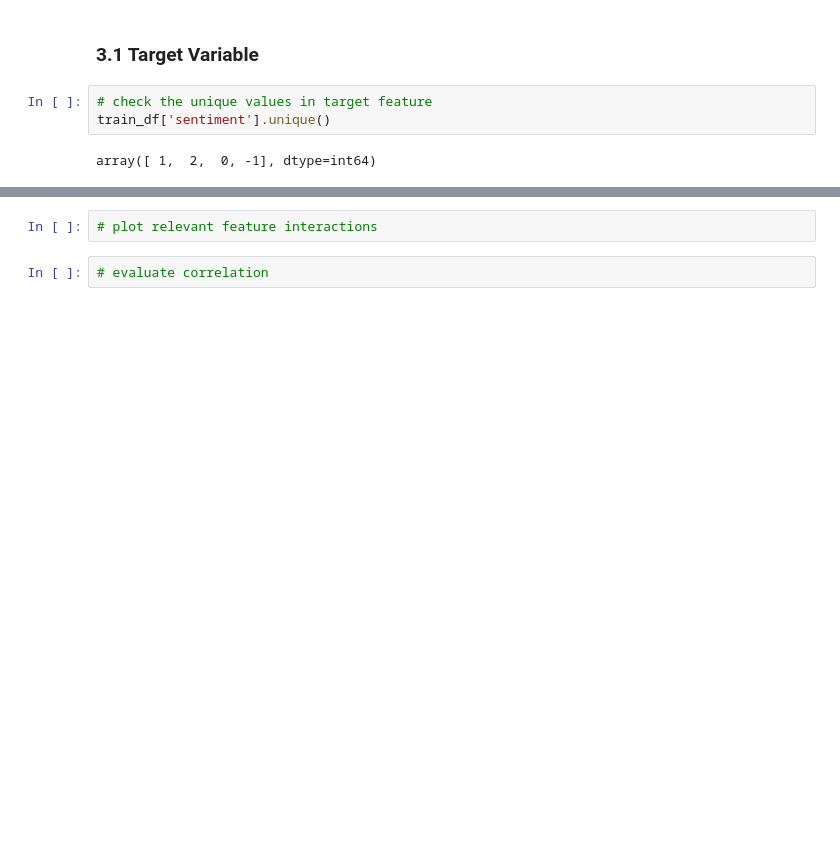
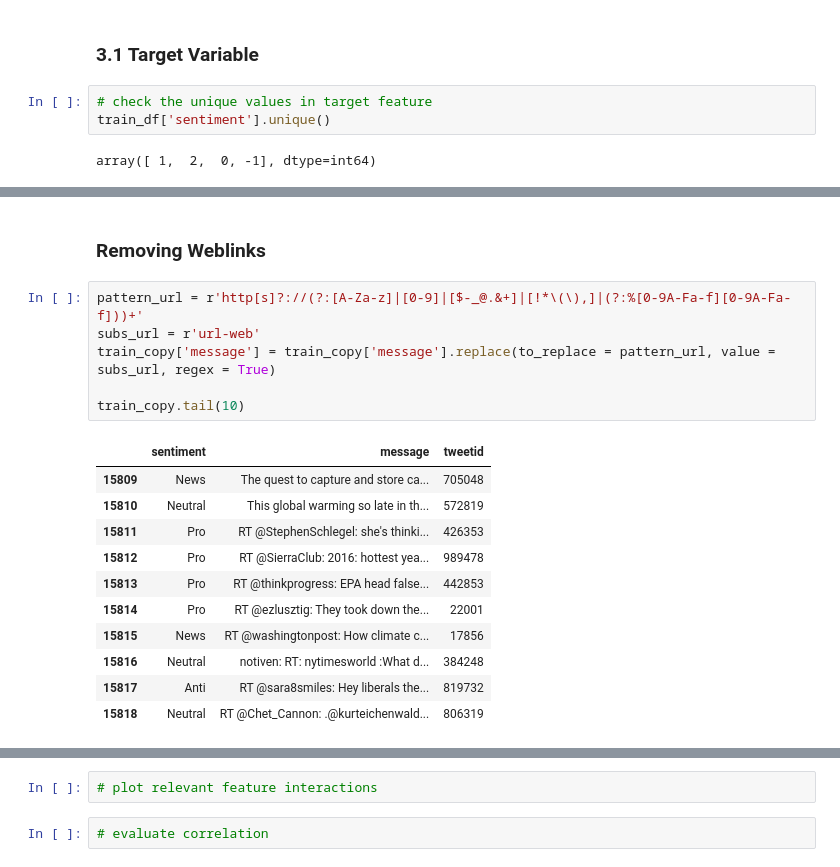
Before and after one commit to ObengKojo23/2207ACDS_TEAM_CW2, a Jupyter notebook: notebooks/twitter_sentiment_classification_notebook.ipynb, the cells around one changed output, grey strips where cells are left out. Saved outputs shown, nothing was run; the diff lists cells and outputs as text; blank space fills up the shorter version.

```diff
--- a/notebooks/twitter_sentiment_classification_notebook.ipynb
+++ b/notebooks/twitter_sentiment_classification_notebook.ipynb
@@ -158,0 +286,20 @@ Text(0.5, 0, 'Sentiments')
+# %% [markdown]
+### Removing Weblinks
+# %%
+pattern_url = r'http[s]?://(?:[A-Za-z]|[0-9]|[$-_@.&+]|[!*\(\),]|(?:%[0-9A-Fa-f][0-9A-Fa-f]))+'
+subs_url = r'url-web'
+train_copy['message'] = train_copy['message'].replace(to_replace = pattern_url, value = subs_url, regex = True)
+
+train_copy.tail(10)
+# %% [output]
+|  | sentiment | message | tweetid |
+| 15809 | News | The quest to capture and store ca... | 705048 |
+| 15810 | Neutral | This global warming so late in th... | 572819 |
+| 15811 | Pro | RT @StephenSchlegel: she's thinki... | 426353 |
+| 15812 | Pro | RT @SierraClub: 2016: hottest yea... | 989478 |
+| 15813 | Pro | RT @thinkprogress: EPA head false... | 442853 |
+| 15814 | Pro | RT @ezlusztig: They took down the... | 22001 |
+| 15815 | News | RT @washingtonpost: How climate c... | 17856 |
+| 15816 | Neutral | notiven: RT: nytimesworld :What d... | 384248 |
+| 15817 | Anti | RT @sara8smiles: Hey liberals the... | 819732 |
+| 15818 | Neutral | RT @Chet_Cannon: .@kurteichenwald... | 806319 |
```
Also changed, not shown: parts of 11 cells of this notebook.
